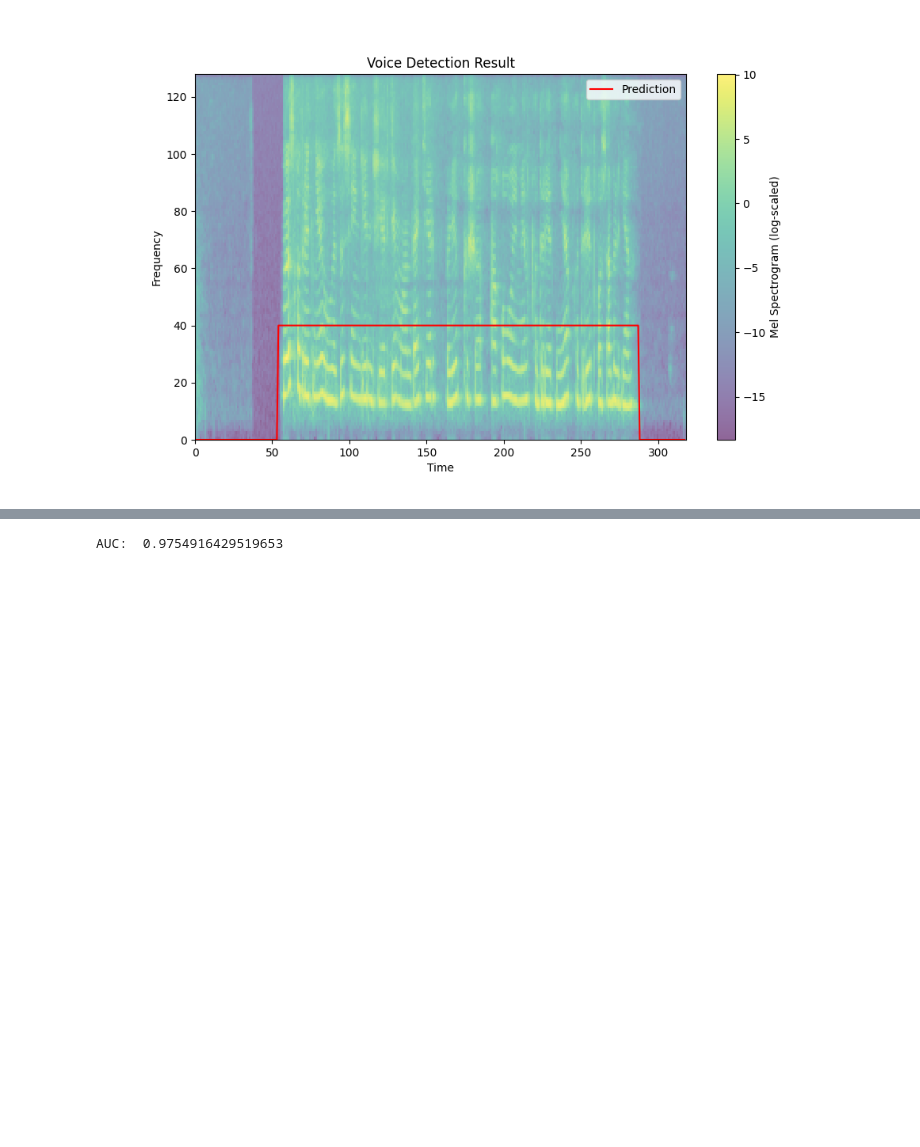
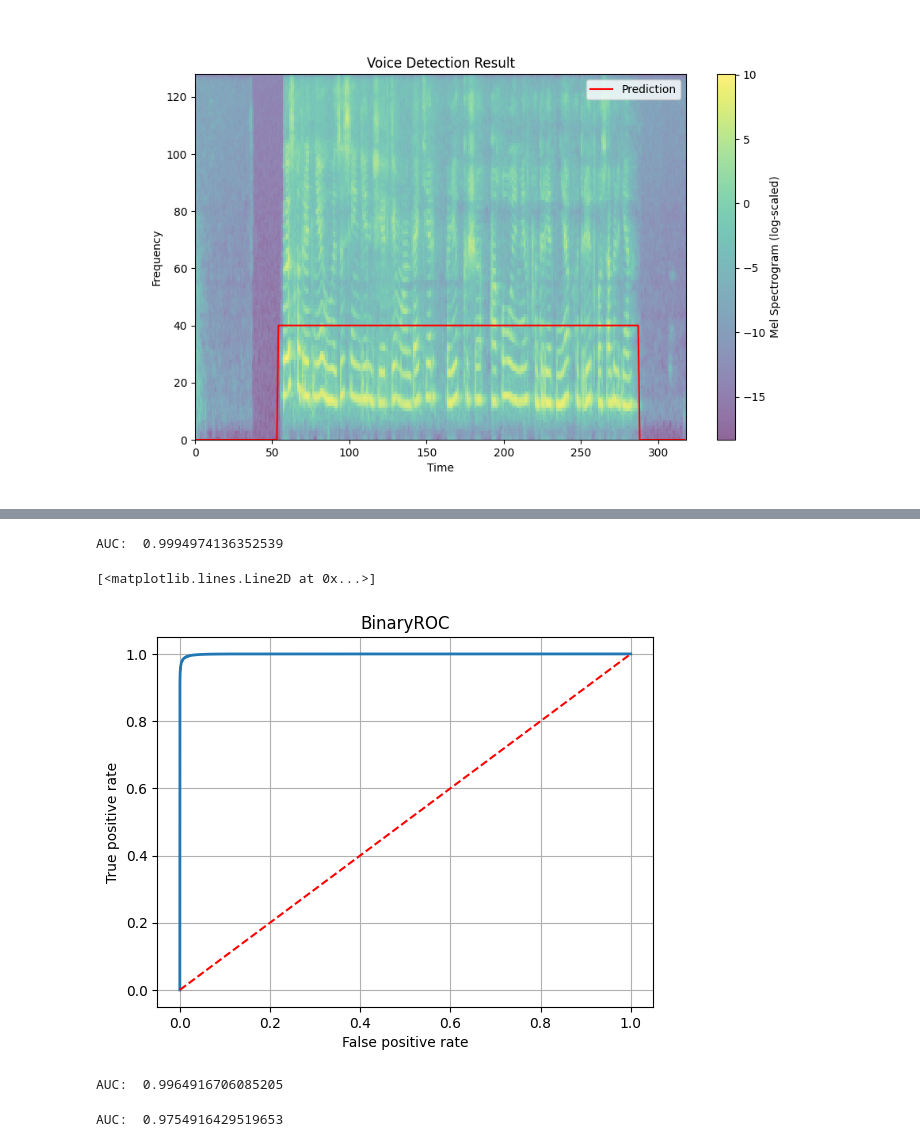
Before and after one commit to SBerik/VoiceDetectionForKazakhSpeech, a Jupyter notebook: evaluation.ipynb, the cells around one changed output, grey strips where cells are left out. Saved outputs shown, nothing was run; the diff lists cells and outputs as text; code cells hidden in the pictures; blank space fills up the shorter version.

```diff
--- a/evaluation.ipynb
+++ b/evaluation.ipynb
@@ -102,0 +105,27 @@ bn_auroc.reset()
+# %%
+datamodule = VADMelDataModule(**params).setup(info = False)
+test_dataloader = datamodule.test_dataloader()
+model = predictor.get_model()
+# %%
+metrics = {m: getattr(tm_cls, m)(thresholds = None).to(device) for m in ['BinaryROC', 'BinaryAUROC']}
+# %%
+for inputs, labels in tqdm(test_dataloader):
+    inputs, targets = inputs.to(device), labels.to(device).long()
+    with torch.no_grad():
+        preds = model(inputs).transpose(1, 2)
+    for m in metrics.keys():
+        metrics[m].update(preds=preds, target=targets)
+# %%
+auc_value = metrics['BinaryAUROC'].compute().item()
+print('AUC: ', auc_value) # auc
+# %% [output]
+AUC:  0.9994974136352539
+# %%
+fprs, tprs, thresholds =  metrics['BinaryROC'].compute() # roc
+# %%
+bn_roc = tm_cls.BinaryROC(thresholds = None).to(device)
+fig, _ax = bn_roc.plot(curve = (fprs, tprs, thresholds), score = True)
+_ax.plot([0, 1], [0, 1], linestyle='--', color='red')
+# %% [output]
+[<matplotlib.lines.Line2D at 0x...>]
+[figure, added]
@@ -104,0 +159,5 @@ samples = glob(os.path.join(str(params['data_dir']), '*.flac'))
+# %%
+auc_value = bn_auroc.compute().item()
+print('AUC: ', auc_value) # auc
+# %% [output]
+AUC:  0.9964916706085205
```
Also changed, not shown: parts of 16 cells of this notebook, 1 other file.
